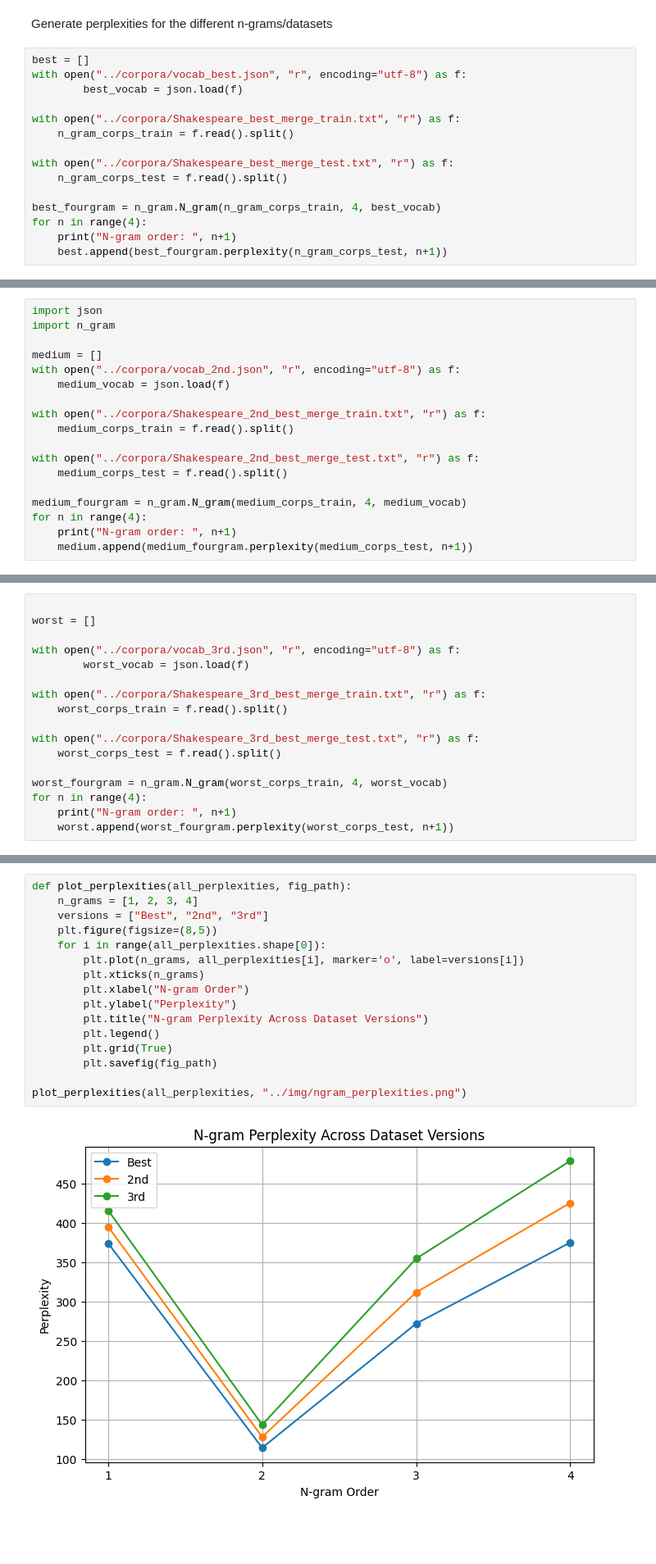
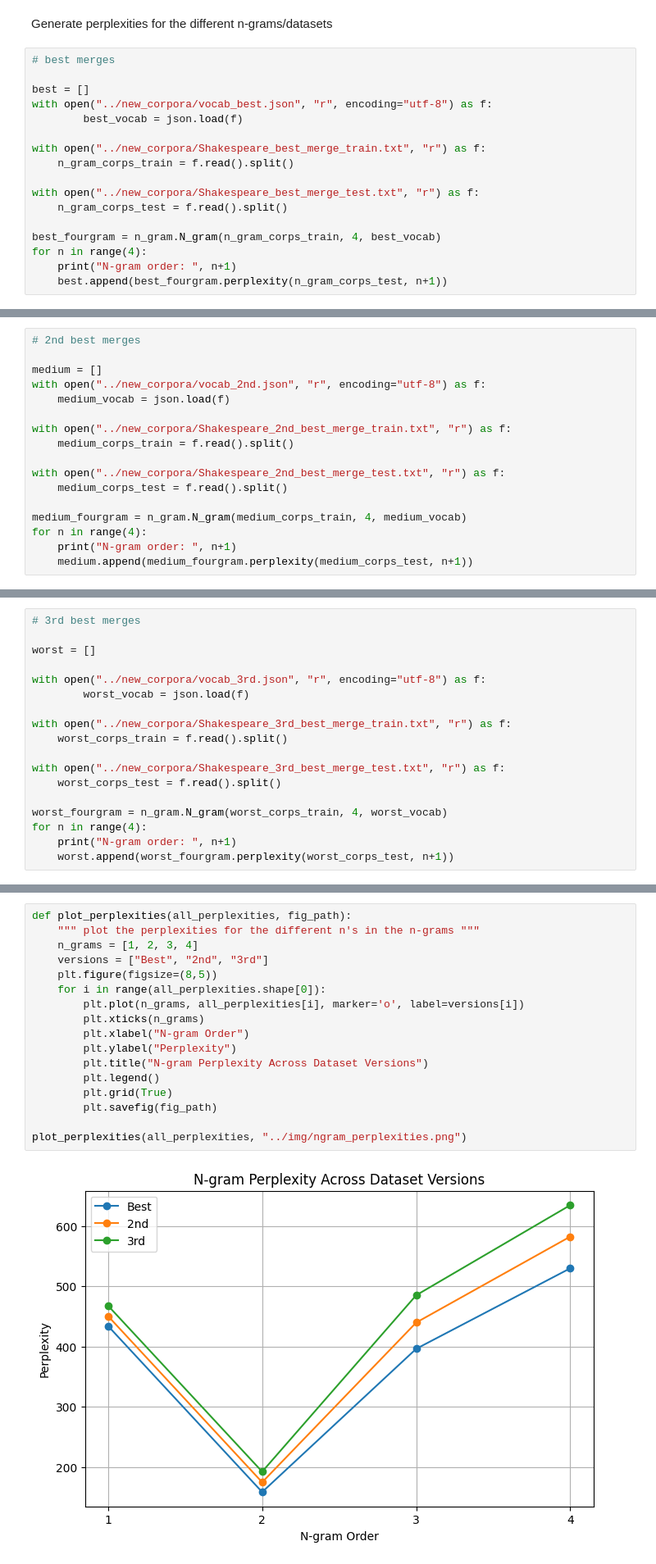
Before and after one commit to Ally511/GPT, a Jupyter notebook: n_gram/ngram.ipynb, the cells around one changed output, grey strips where cells are left out. Shown: that part at 82% size. Cells and saved outputs as stored; diff of their text form; blank space fills up the shorter version.

```diff
--- a/n_gram/ngram.ipynb
+++ b/n_gram/ngram.ipynb
@@ -70,14 +68,16 @@ def to_byte_pair(context, vocab):
 # %% [markdown]
 Generate perplexities for the different n-grams/datasets
 # %%
+# best merges
+
 best = []
-with open("../corpora/vocab_best.json", "r", encoding="utf-8") as f:
+with open("../new_corpora/vocab_best.json", "r", encoding="utf-8") as f:
         best_vocab = json.load(f)
 
-with open("../corpora/Shakespeare_best_merge_train.txt", "r") as f:
+with open("../new_corpora/Shakespeare_best_merge_train.txt", "r") as f:
     n_gram_corps_train = f.read().split()
 
-with open("../corpora/Shakespeare_best_merge_test.txt", "r") as f:
+with open("../new_corpora/Shakespeare_best_merge_test.txt", "r") as f:
     n_gram_corps_test = f.read().split()
 
 best_fourgram = n_gram.N_gram(n_gram_corps_train, 4, best_vocab)
@@ -96,15 +96,14 @@ Perplexity: 374.79
 # %%
-import json
-import n_gram
+# 2nd best merges
 
 medium = []
-with open("../corpora/vocab_2nd.json", "r", encoding="utf-8") as f:
+with open("../new_corpora/vocab_2nd.json", "r", encoding="utf-8") as f:
     medium_vocab = json.load(f)
 
-with open("../corpora/Shakespeare_2nd_best_merge_train.txt", "r") as f:
+with open("../new_corpora/Shakespeare_2nd_best_merge_train.txt", "r") as f:
     medium_corps_train = f.read().split()
 
-with open("../corpora/Shakespeare_2nd_best_merge_test.txt", "r") as f:
+with open("../new_corpora/Shakespeare_2nd_best_merge_test.txt", "r") as f:
     medium_corps_test = f.read().split()
 
 medium_fourgram = n_gram.N_gram(medium_corps_train, 4, medium_vocab)
@@ -123,14 +122,15 @@ Perplexity: 425.08
 # %%
+# 3rd best merges
 
 worst = []
 
-with open("../corpora/vocab_3rd.json", "r", encoding="utf-8") as f:
+with open("../new_corpora/vocab_3rd.json", "r", encoding="utf-8") as f:
         worst_vocab = json.load(f)
 
-with open("../corpora/Shakespeare_3rd_best_merge_train.txt", "r") as f:
+with open("../new_corpora/Shakespeare_3rd_best_merge_train.txt", "r") as f:
     worst_corps_train = f.read().split()
 
-with open("../corpora/Shakespeare_3rd_best_merge_test.txt", "r") as f:
+with open("../new_corpora/Shakespeare_3rd_best_merge_test.txt", "r") as f:
     worst_corps_test = f.read().split()
 
 worst_fourgram = n_gram.N_gram(worst_corps_train, 4, worst_vocab)
@@ -157,21 +151,22 @@ all_perplexities = np.array([best, medium, worst])
 # %%
 def plot_perplexities(all_perplexities, fig_path):
+    """ plot the perplexities for the different n's in the n-grams """
     n_grams = [1, 2, 3, 4]
     versions = ["Best", "2nd", "3rd"]
     plt.figure(figsize=(8,5))
     for i in range(all_perplexities.shape[0]):
         plt.plot(n_grams, all_perplexities[i], marker='o', label=versions[i])
         plt.xticks(n_grams)
         plt.xlabel("N-gram Order")
         plt.ylabel("Perplexity")
         plt.title("N-gram Perplexity Across Dataset Versions")
         plt.legend()
         plt.grid(True)
         plt.savefig(fig_path)
 
 plot_perplexities(all_perplexities, "../img/ngram_perplexities.png")
 # %% [output]
-[figure, old version]
+[figure, new version]
 # %%
 
 def plot_prplx_diff(all_perplexities, fig_path):
```
Also changed, not shown: parts of 10 cells of this notebook.
